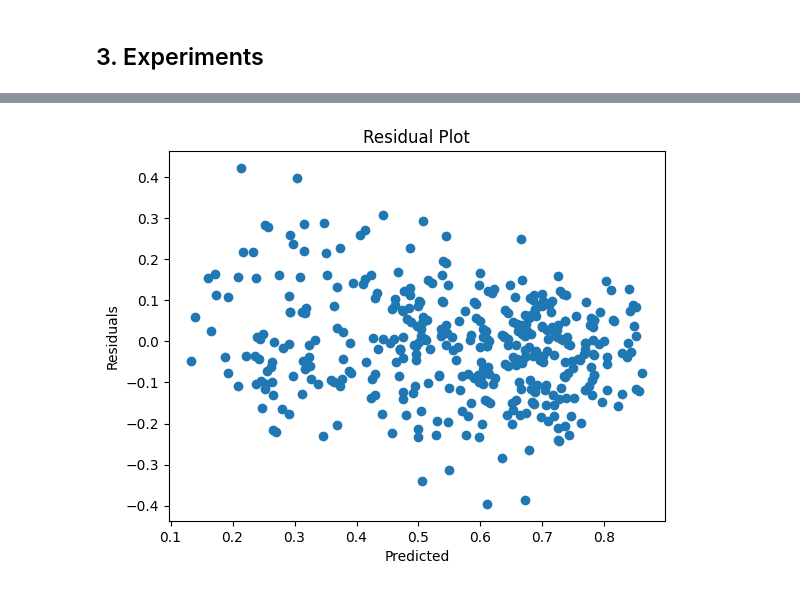
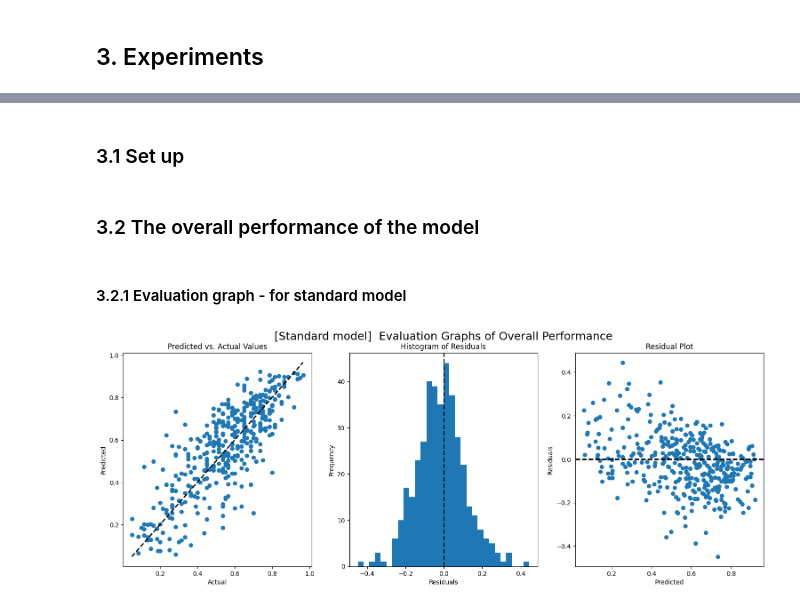
Before and after one commit to jim181412/NLUProject, a Jupyter notebook: helpfulness_classification.ipynb, the cells around one changed output, grey strips where cells are left out. Cells and saved outputs as stored; diff of their text form; code cells hidden in the pictures.

```diff
--- a/helpfulness_classification.ipynb
+++ b/helpfulness_classification.ipynb
@@ -137,0 +260,11 @@ Model config DistilBertConfig {
+# %%
+res = trainer.predict(tokenized_dataset["test"])
+single_model_predictions = res.predictions.squeeze()
+single_model_metrics = res.metrics
+print(f''' ------ Metrics Evaluation ------
+Mean Squared Error:         {single_model_metrics['test_mse']:.3f}
+Root Mean Squared Error:    {single_model_metrics['test_rmse']:.3f}
+Mean Absolute Error:        {single_model_metrics['test_mae']:.3f}
+R2 Score:                   {single_model_metrics['test_r2']:.3f}
+Symmetric Mean Absolute Percentage Error: {single_model_metrics['test_smape']:.3f}
+''')
@@ -649,8 +506,44 @@ plt.show()
-# %%
-plt.scatter(pred, residuals)
-plt.xlabel('Predicted')
-plt.ylabel('Residuals')
-plt.title('Residual Plot')
-plt.show()
-# %% [output]
-[figure, removed]
+# %% [markdown]
+### 3.1  Set up
+# %%
+true = tokenized_dataset['test']['labels'].cpu().numpy()    # Extract true labels (Detach from GPU as well)
+
+######### Uncomment ONLY one of the following lines #########
+pred_s = single_model_predictions  # For standard model
+pred_e = ensemble_prediction_list[-1]   # For ensemble model
+#############################################################
+# %% [markdown]
+### 3.2 The overall performance of the model
+# %% [markdown]
+#### 3.2.1 Evaluation graph - for standard model
+# %%
+fig, axs = plt.subplots(1, 3, figsize=(18, 6))
+
+axs[0].scatter(true, pred_s)
+axs[0].plot([true.min(), true.max()], [true.min(), true.max()], 'k--', lw=2)
+axs[0].set_xlabel('Actual')
+axs[0].set_ylabel('Predicted')
+axs[0].set_title('Predicted vs. Actual Values')
+
+
+residuals = true - pred_s
+axs[1].hist(residuals, bins=30)
+axs[1].axvline(x=0, color='k', linestyle='--', lw=2)
+axs[1].set_xlabel('Residuals')
+axs[1].set_ylabel('Frequency')
+axs[1].set_title('Histogram of Residuals')
+
+
+axs[2].scatter(pred_s, residuals)
+axs[2].axhline(y=0, color='k', linestyle='--', lw=2)
+axs[2].set_xlabel('Predicted')
+axs[2].set_ylabel('Residuals')
+axs[2].set_title('Residual Plot')
+
+fig.suptitle('[Standard model]  Evaluation Graphs of Overall Performance', fontsize=18)
+
+plt.subplots_adjust(left=0.1, right=0.9, bottom=0.1, top=0.9, wspace=0.2, hspace=0.3)
+
+plt.show()
+# %% [output]
+[figure, added]
```
Also changed, not shown: parts of 70 cells of this notebook.
